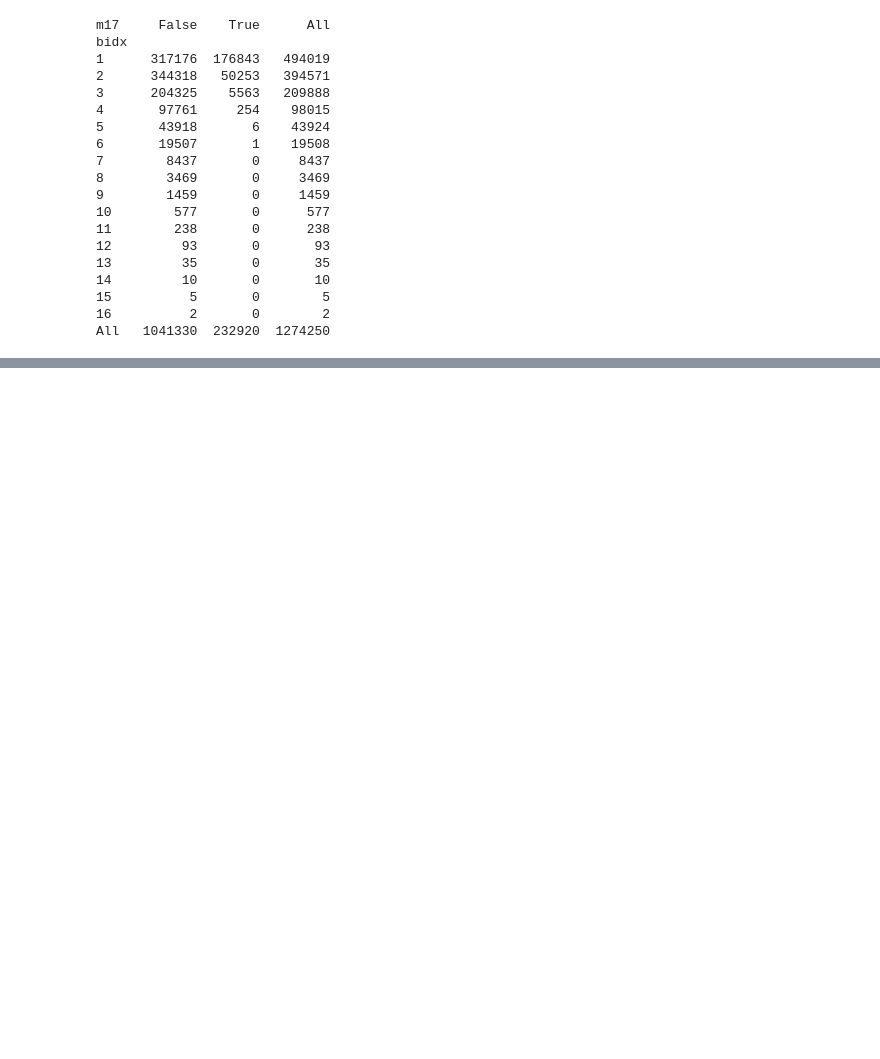
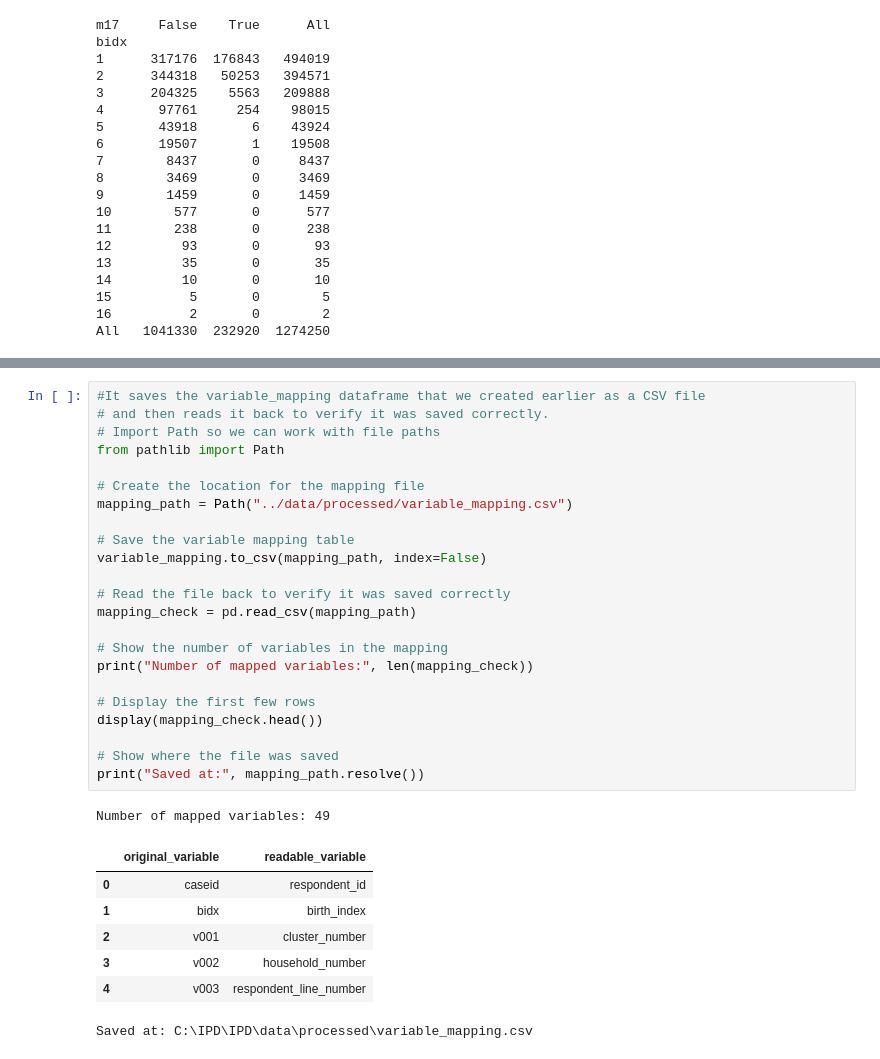
Before and after one commit to Rifa123-nandoliya/IPD, a Jupyter notebook: notebooks/01_data_exploration.ipynb, the cells around one changed output, grey strips where cells are left out. Drawn from its saved outputs; the diff is of its cells as text; blank space fills up the shorter version.

```diff
--- a/notebooks/01_data_exploration.ipynb
+++ b/notebooks/01_data_exploration.ipynb
@@ -1898,0 +2316,32 @@ All   1041330  232920  1274250
+# %%
+#It saves the variable_mapping dataframe that we created earlier as a CSV file
+# and then reads it back to verify it was saved correctly.
+# Import Path so we can work with file paths
+from pathlib import Path
+
+# Create the location for the mapping file
+mapping_path = Path("../data/processed/variable_mapping.csv")
+
+# Save the variable mapping table
+variable_mapping.to_csv(mapping_path, index=False)
+
+# Read the file back to verify it was saved correctly
+mapping_check = pd.read_csv(mapping_path)
+
+# Show the number of variables in the mapping
+print("Number of mapped variables:", len(mapping_check))
+
+# Display the first few rows
+display(mapping_check.head())
+
+# Show where the file was saved
+print("Saved at:", mapping_path.resolve())
+# %% [output]
+Number of mapped variables: 49
+|  | original_variable | readable_variable |
+| 0 | caseid | respondent_id |
+| 1 | bidx | birth_index |
+| 2 | v001 | cluster_number |
+| 3 | v002 | household_number |
+| 4 | v003 | respondent_line_number |
+Saved at: C:\IPD\IPD\data\processed\variable_mapping.csv
```
Also changed, not shown: parts of 6 cells of this notebook, 3 other files.
